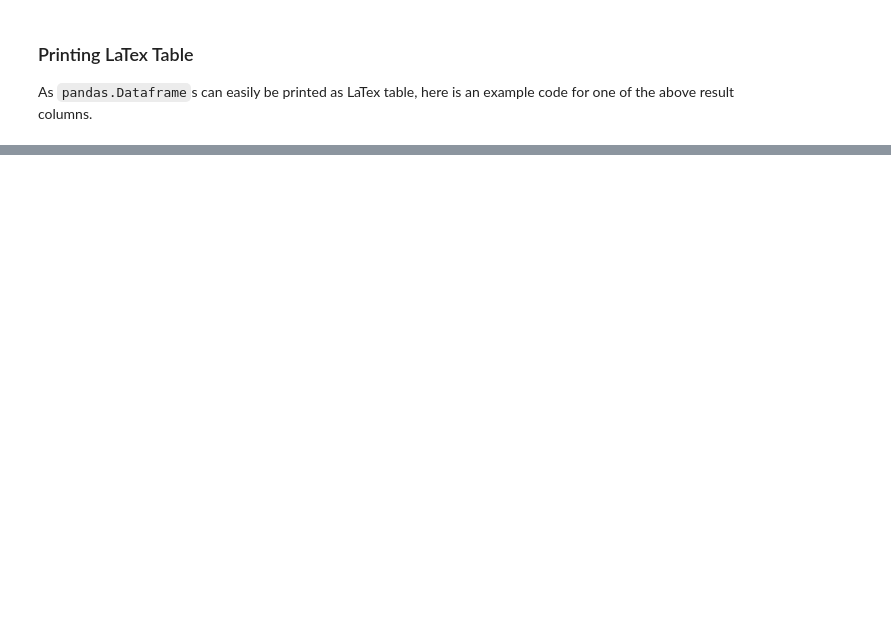
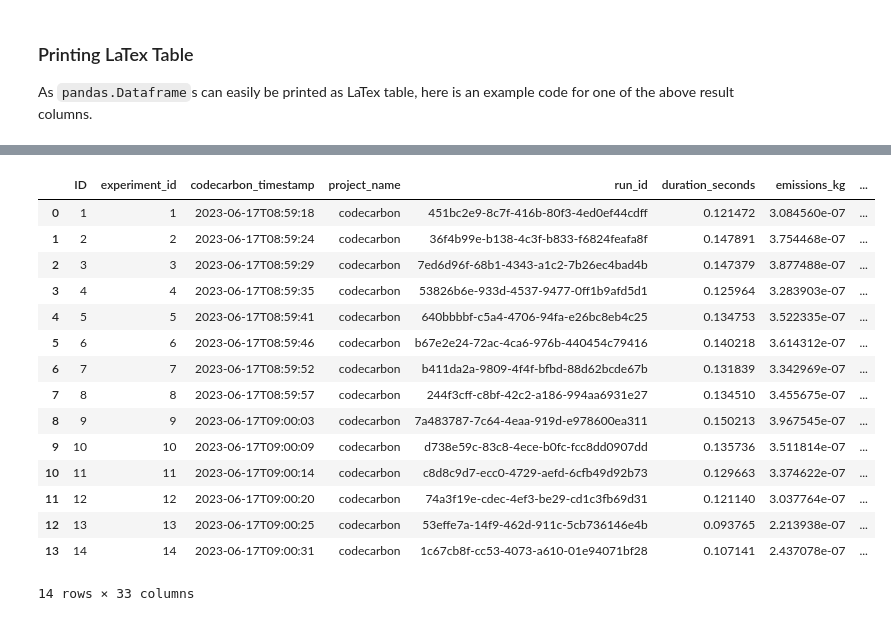
Before and after one commit to tornede/py_experimenter, a Jupyter notebook: examples/example_general_usage.ipynb, the cells around one changed output, grey strips where cells are left out. Cells and saved outputs as stored; diff of their text form; code cells hidden in the pictures; blank space fills up the shorter version.

```diff
--- a/examples/example_general_usage.ipynb
+++ b/examples/example_general_usage.ipynb
@@ -239,0 +257,19 @@ iris & 1.000000 \\
+# %%
+experimenter.get_codecarbon_table()
+# %% [output]
+|  | ID | experiment_id | codecarbon_timestamp | project_name | run_id | duration_seconds | emissions_kg | ... |
+| 0 | 1 | 1 | 2023-06-17T08:59:18 | codecarbon | 451bc2e9-8c7f-416b-80f3-4ed0ef44cdff | 0.121472 | 3.084560e-07 | ... |
+| 1 | 2 | 2 | 2023-06-17T08:59:24 | codecarbon | 36f4b99e-b138-4c3f-b833-f6824feafa8f | 0.147891 | 3.754468e-07 | ... |
+| 2 | 3 | 3 | 2023-06-17T08:59:29 | codecarbon | 7ed6d96f-68b1-4343-a1c2-7b26ec4bad4b | 0.147379 | 3.877488e-07 | ... |
+| 3 | 4 | 4 | 2023-06-17T08:59:35 | codecarbon | 53826b6e-933d-4537-9477-0ff1b9afd5d1 | 0.125964 | 3.283903e-07 | ... |
+| 4 | 5 | 5 | 2023-06-17T08:59:41 | codecarbon | 640bbbbf-c5a4-4706-94fa-e26bc8eb4c25 | 0.134753 | 3.522335e-07 | ... |
+| 5 | 6 | 6 | 2023-06-17T08:59:46 | codecarbon | b67e2e24-72ac-4ca6-976b-440454c79416 | 0.140218 | 3.614312e-07 | ... |
+| 6 | 7 | 7 | 2023-06-17T08:59:52 | codecarbon | b411da2a-9809-4f4f-bfbd-88d62bcde67b | 0.131839 | 3.342969e-07 | ... |
+| 7 | 8 | 8 | 2023-06-17T08:59:57 | codecarbon | 244f3cff-c8bf-42c2-a186-994aa6931e27 | 0.134510 | 3.455675e-07 | ... |
+| 8 | 9 | 9 | 2023-06-17T09:00:03 | codecarbon | 7a483787-7c64-4eaa-919d-e978600ea311 | 0.150213 | 3.967545e-07 | ... |
+| 9 | 10 | 10 | 2023-06-17T09:00:09 | codecarbon | d738e59c-83c8-4ece-b0fc-fcc8dd0907dd | 0.135736 | 3.511814e-07 | ... |
+| 10 | 11 | 11 | 2023-06-17T09:00:14 | codecarbon | c8d8c9d7-ecc0-4729-aefd-6cfb49d92b73 | 0.129663 | 3.374622e-07 | ... |
+| 11 | 12 | 12 | 2023-06-17T09:00:20 | codecarbon | 74a3f19e-cdec-4ef3-be29-cd1c3fb69d31 | 0.121140 | 3.037764e-07 | ... |
+| 12 | 13 | 13 | 2023-06-17T09:00:25 | codecarbon | 53effe7a-14f9-462d-911c-5cb736146e4b | 0.093765 | 2.213938e-07 | ... |
+| 13 | 14 | 14 | 2023-06-17T09:00:31 | codecarbon | 1c67cb8f-cc53-4073-a610-01e94071bf28 | 0.107141 | 2.437078e-07 | ... |
+14 rows × 33 columns
```
Also changed, not shown: parts of 12 cells of this notebook, 30 other files.
